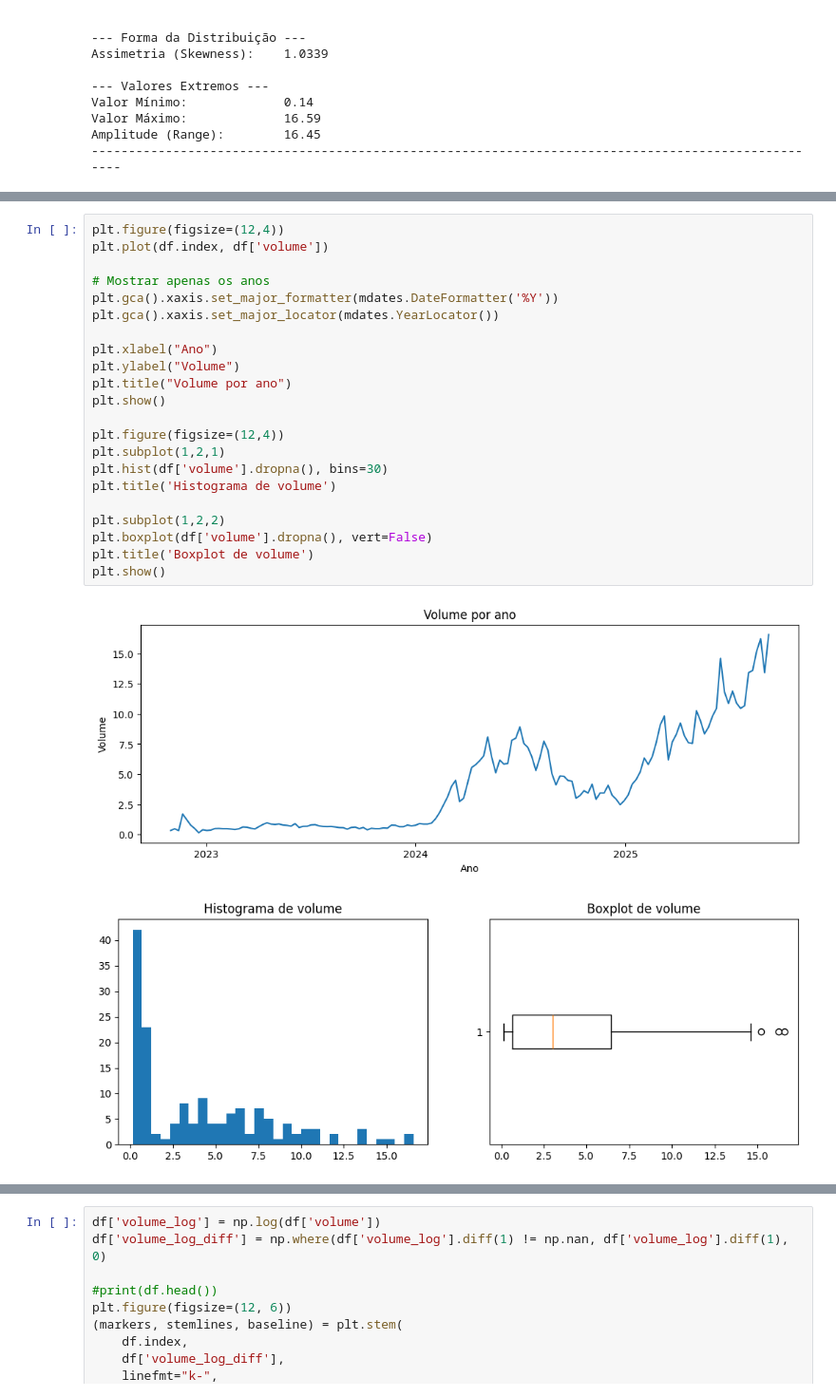
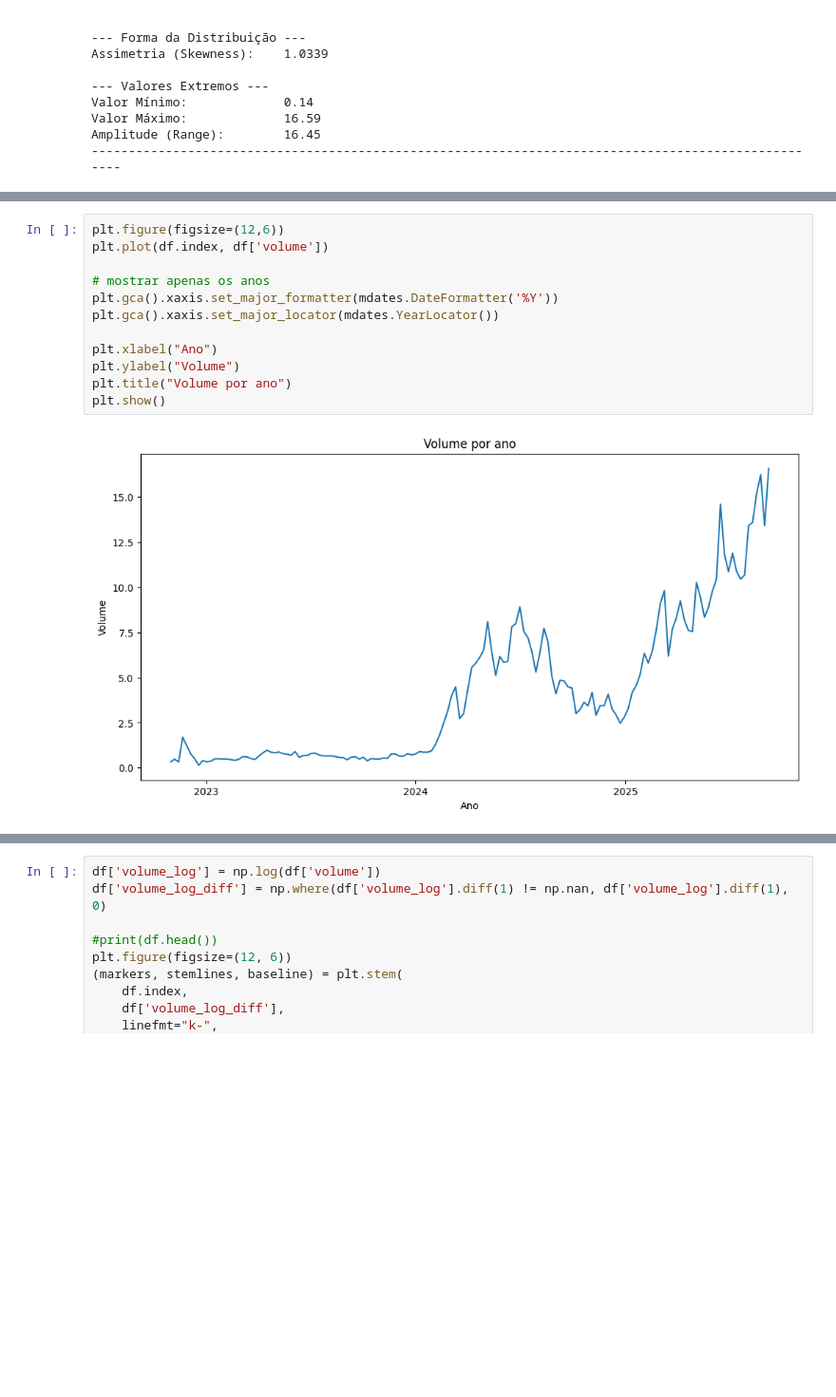
Before and after one commit to Vinasque/series_temporais, a Jupyter notebook: trabalho_a1.ipynb, the cells around one changed output, grey strips where cells are left out. Shown at 95% size. Drawn from its saved outputs; the diff is of its cells as text; blank space fills up the shorter version.

```diff
--- a/trabalho_a1.ipynb
+++ b/trabalho_a1.ipynb
@@ -203,25 +197,14 @@ O gráfico abaixo sugere fortemente que a série é não-estacionária, já que:
 # %%
-plt.figure(figsize=(12,4))
+plt.figure(figsize=(12,6))
 plt.plot(df.index, df['volume'])
 
-# Mostrar apenas os anos
+# mostrar apenas os anos
 plt.gca().xaxis.set_major_formatter(mdates.DateFormatter('%Y'))
 plt.gca().xaxis.set_major_locator(mdates.YearLocator())
 
 plt.xlabel("Ano")
 plt.ylabel("Volume")
 plt.title("Volume por ano")
 plt.show()
-
-plt.figure(figsize=(12,4))
-plt.subplot(1,2,1)
-plt.hist(df['volume'].dropna(), bins=30)
-plt.title('Histograma de volume')
-
-plt.subplot(1,2,2)
-plt.boxplot(df['volume'].dropna(), vert=False)
-plt.title('Boxplot de volume')
-plt.show()
 # %% [output]
-[figure, old version]
+[figure, new version]
-[figure, removed]
```
Also changed, not shown: parts of 13 cells of this notebook.
